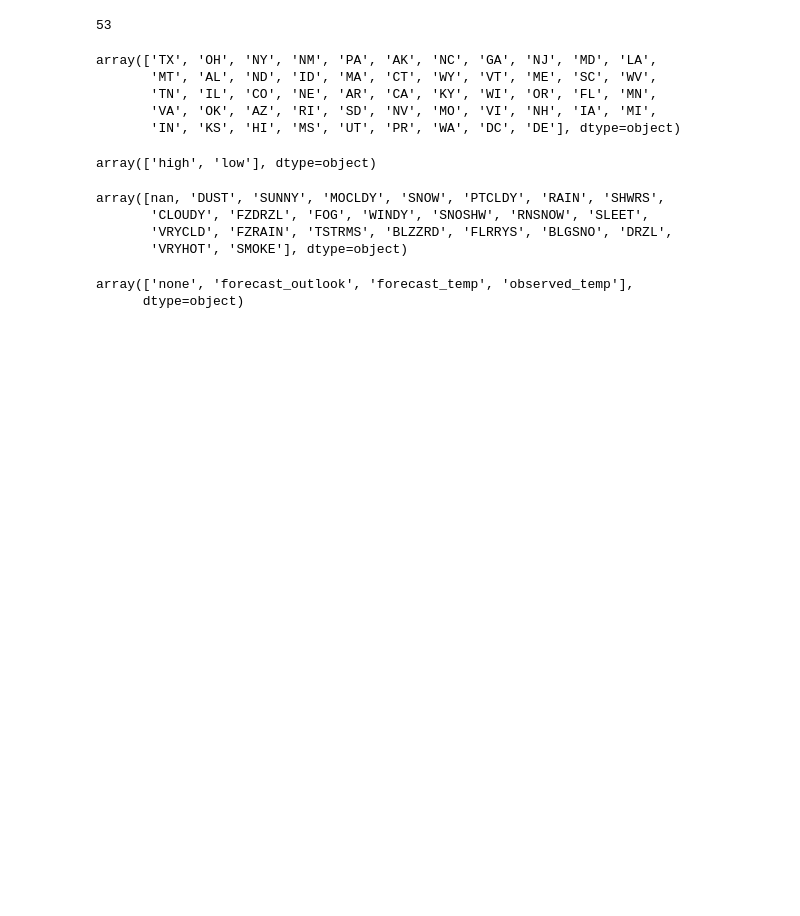
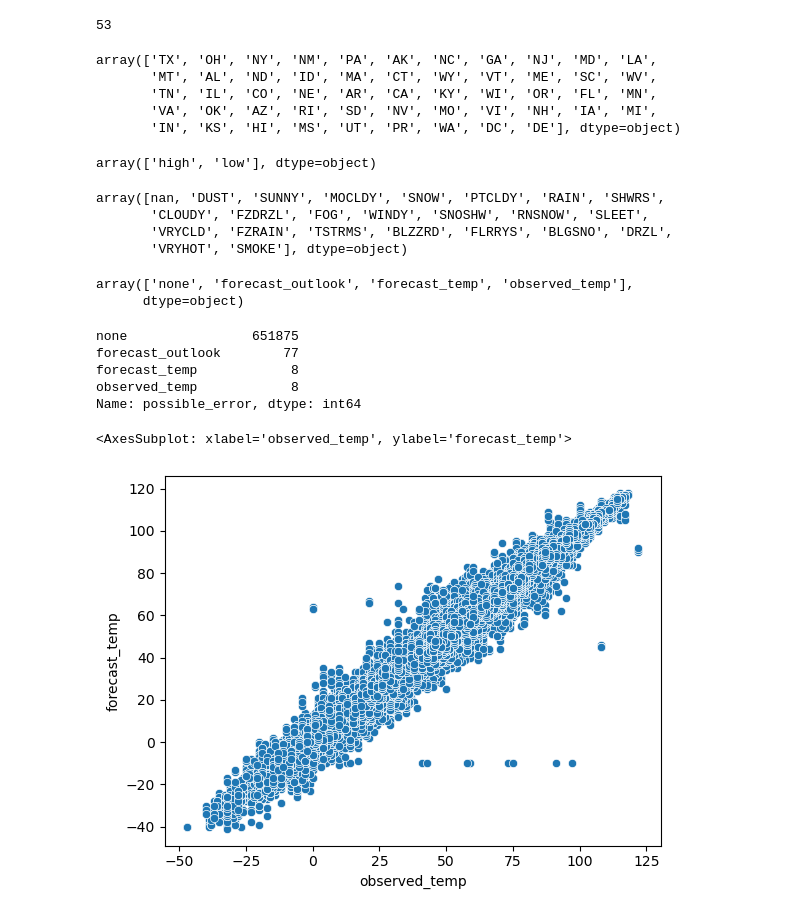
Before and after one commit to mynamescheff/weather, a Jupyter notebook: model.ipynb, the cells around one changed output. Cells and saved outputs as stored; diff of their text form; code cells hidden in the pictures; blank space fills up the shorter version.

```diff
--- a/model.ipynb
+++ b/model.ipynb
@@ -112,3 +112,26 @@ df['possible_error'].unique()
 # %% [output]
 array(['none', 'forecast_outlook', 'forecast_temp', 'observed_temp'],
       dtype=object)
+# %%
+df_model = df.copy()
+# %%
+#drop date column
+df_model = df_model.drop('date', axis=1)
+# %%
+#amount of "none" value in possible_error column
+df_model['possible_error'].value_counts()
+# %% [output]
+none                651875
+forecast_outlook        77
+forecast_temp            8
+observed_temp            8
+Name: possible_error, dtype: int64
+# %%
+#drop possible_error column
+df_model = df_model.drop('possible_error', axis=1)
+# %%
+#check distribution of "observed_temp" vs "forecast_temp"
+sns.scatterplot(x='observed_temp', y='forecast_temp', data=df_model)
+# %% [output]
+<AxesSubplot: xlabel='observed_temp', ylabel='forecast_temp'>
+[figure, added]
```
Also changed, not shown: parts of 8 cells of this notebook, 4 other files.
